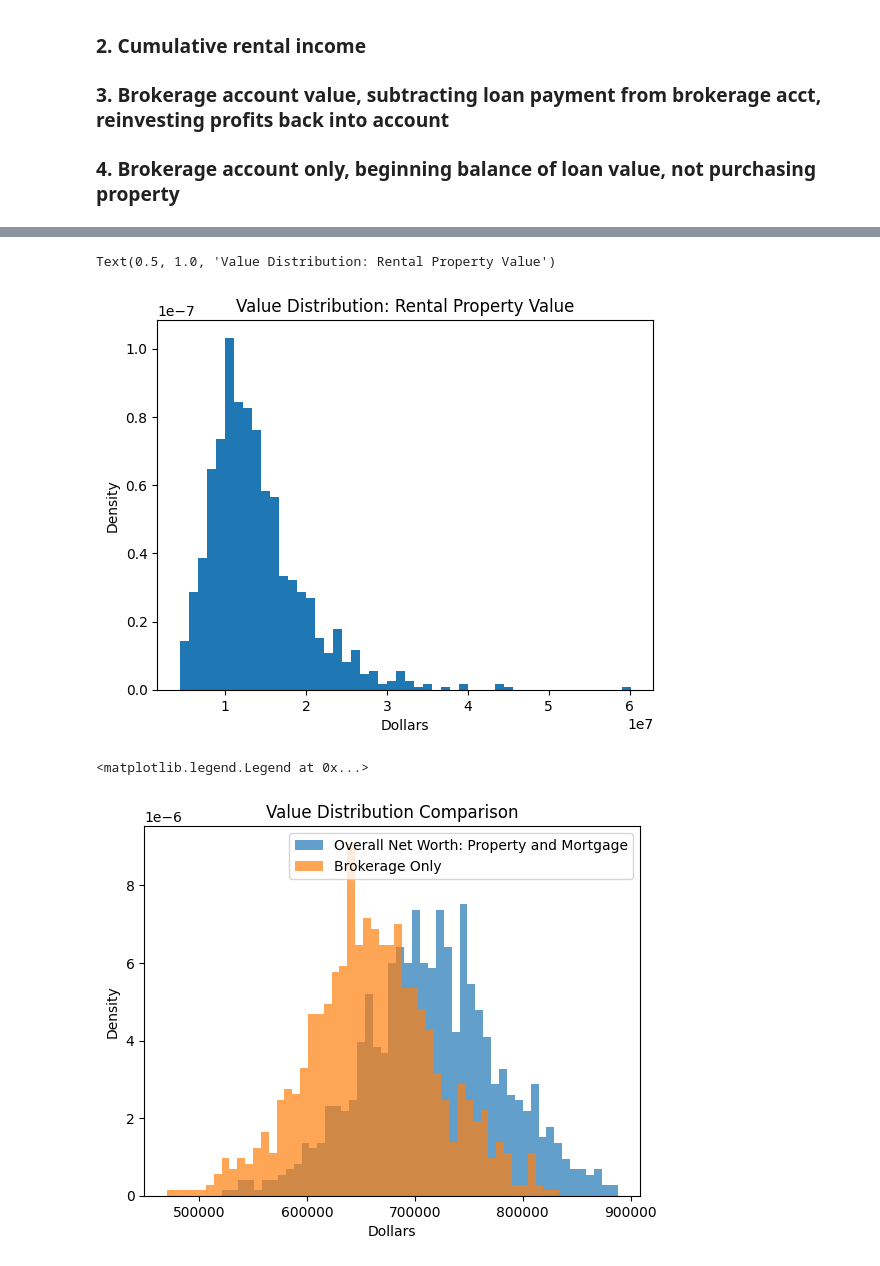
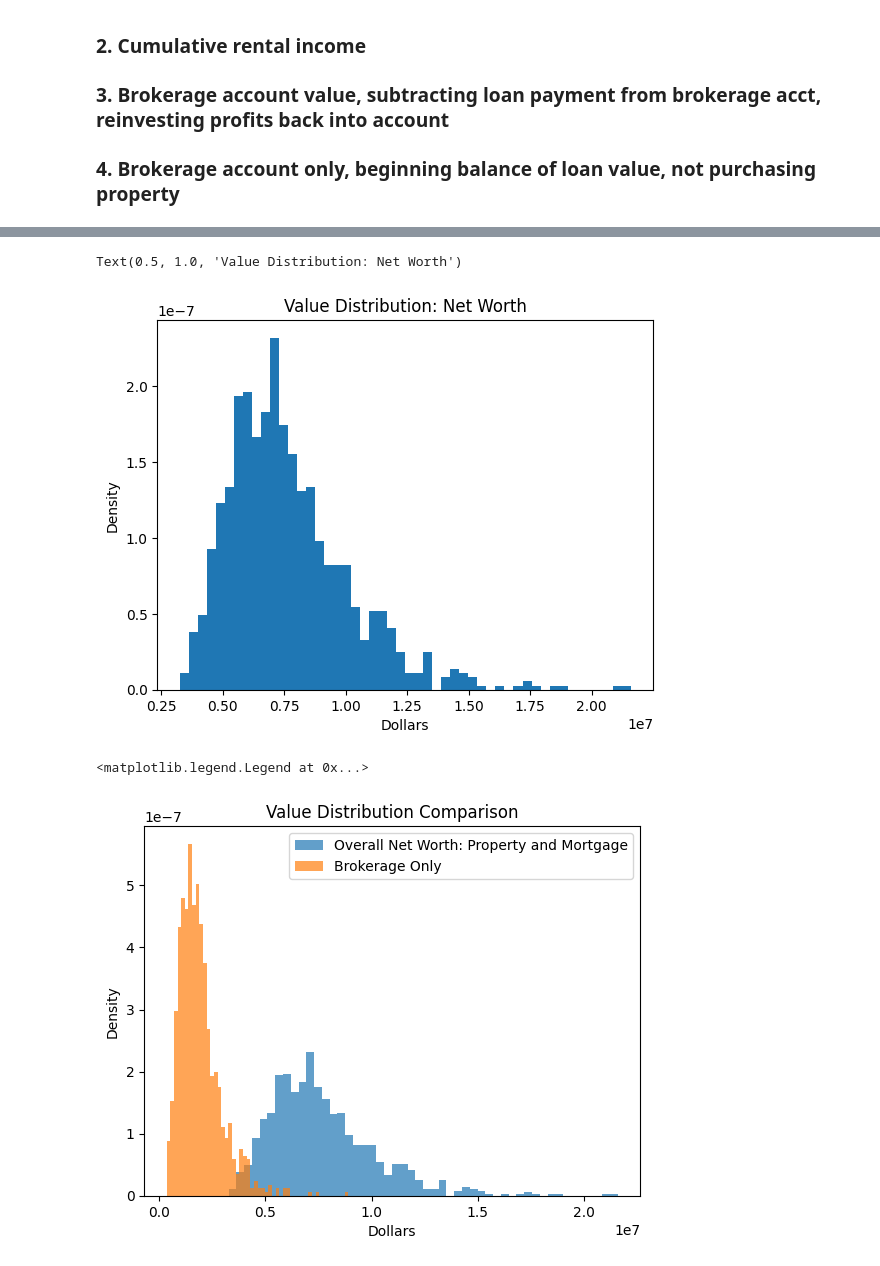
Before and after one commit to Ryderevan/MonteCarloRental, a Jupyter notebook: General Profitability.ipynb, the cells around one changed output, grey strips where cells are left out. Saved outputs shown, nothing was run; the diff lists cells and outputs as text; code cells hidden in the pictures.

Commit message:
Add files via upload
Changed down payment analysis

```diff
--- a/General Profitability.ipynb
+++ b/General Profitability.ipynb
@@ -12,7 +12,7 @@ import pandas as pd
 
 #Loan
 PurchasePrice = 600000 #Dollars
-DownPayment = 60000
+DownPayment = 120000
 LoanValue = PurchasePrice-DownPayment
 LTYears = 30
 LoanTerm = LTYears*12 #Months
@@ -40,7 +40,7 @@ DaysinYear = 365
 # %%
 #Calculate Loan Info
 
-LoanPayment = calculate_amortization_amount(LoanValue, LoanRate, LoanTerm)
+LoanPayment = calculate_amortization_amount(LoanValue, LoanRate/100, LoanTerm)
 
 #Schedule
 AS = amortization_schedule(LoanValue, LoanRate, LoanTerm)
@@ -98,15 +98,15 @@ sigmaHousing = .04
 
 #initialization
 iterations = 1000
-YearlyData = np.zeros([iterations,LTYears,7]) #Layer(Iteration), row(Year), column(Columns = Year, BrokerageValueNoReinvest, RentalCumulativeIncome, BrokerageValueReinvest, 600kNoHouse)
+YearlyData = np.zeros([iterations,LTYears,7]) #Layer(Iteration), row(Year), column(Columns = Year, BrokerageValueNoReinvest, RentalCumulativeIncome, BrokerageValueReinvest, 600kNoHouse, Property Value, Overall net worth)
 YearlyData[:,0,0] = 0 #Current year 0
-YearlyData[:,0,1] = PurchasePrice #InitialBrokerageAcctValue
+YearlyData[:,0,1] = DownPayment #InitialBrokerageAcctValue
 YearlyData[:,0,2] = 0 #initial cumulative rental income
-YearlyData[:,0,3] = PurchasePrice #InitialBrokerageAcctValue
-YearlyData[:,0,4] = PurchasePrice #Brokerage account value only, no property purchase
+YearlyData[:,0,3] = DownPayment #InitialBrokerageAcctValue
+YearlyData[:,0,4] = DownPayment #Brokerage account value only, no property purchase
 YearlyData[:,0,5] = PurchasePrice #Property Value Only
-YearlyData[:,0,6] = PurchasePrice #Combined net worth, brokerage acct value, property appreciation, current loan value subtracted
+YearlyData[:,0,6] = DownPayment #Combined net worth, brokerage acct value, property appreciation, current loan value subtracted
 i = 0
-j = 1 # j=0 already set above
+j = 1 # j=0 already set in initializations above
 # %%
 #income and net worth calculations
@@ -325,18 +322,18 @@ plt.show()
 plt.hist(YearlyData[:,29,6], bins=50, density = True)
 plt.xlabel('Dollars')
 plt.ylabel('Density')
-plt.title('Value Distribution: Rental Property Value')
+plt.title('Value Distribution: Net Worth')
 # %% [output]
-Text(0.5, 1.0, 'Value Distribution: Rental Property Value')
+Text(0.5, 1.0, 'Value Distribution: Net Worth')
-[figure, old version]
+[figure, new version]
 # %%
 #Plot overlapping
-plt.hist(YearlyData[:,1,6], bins=50, density = True, alpha = .7, label = 'Overall Net Worth: Property and Mortgage')
-plt.hist(YearlyData[:,1,4], bins=50, density = True, alpha = .7, label = 'Brokerage Only')
+plt.hist(YearlyData[:,29,6], bins=50, density = True, alpha = .7, label = 'Overall Net Worth: Property and Mortgage')
+plt.hist(YearlyData[:,29,4], bins=50, density = True, alpha = .7, label = 'Brokerage Only')
 plt.xlabel('Dollars')
 plt.ylabel('Density')
 plt.title('Value Distribution Comparison')
 plt.legend()
 # %% [output]
 <matplotlib.legend.Legend at 0x...>
-[figure, old version]
+[figure, new version]
```
Also changed, not shown: parts of 14 cells of this notebook.
